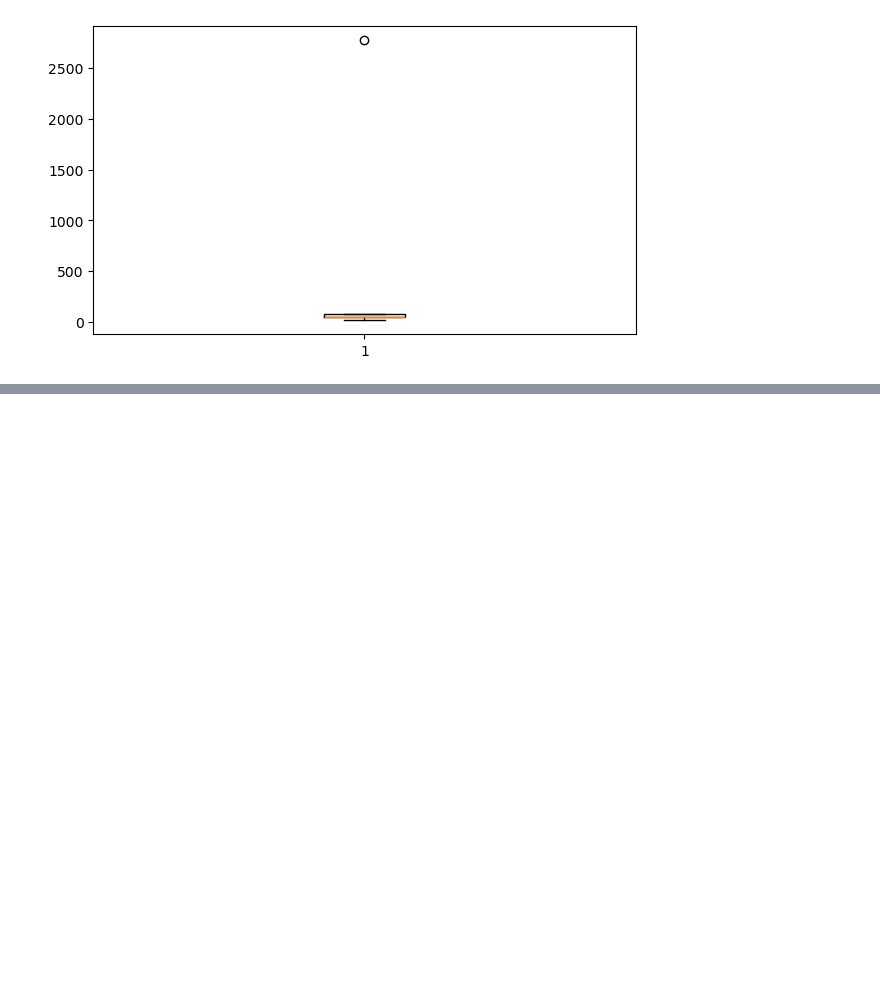
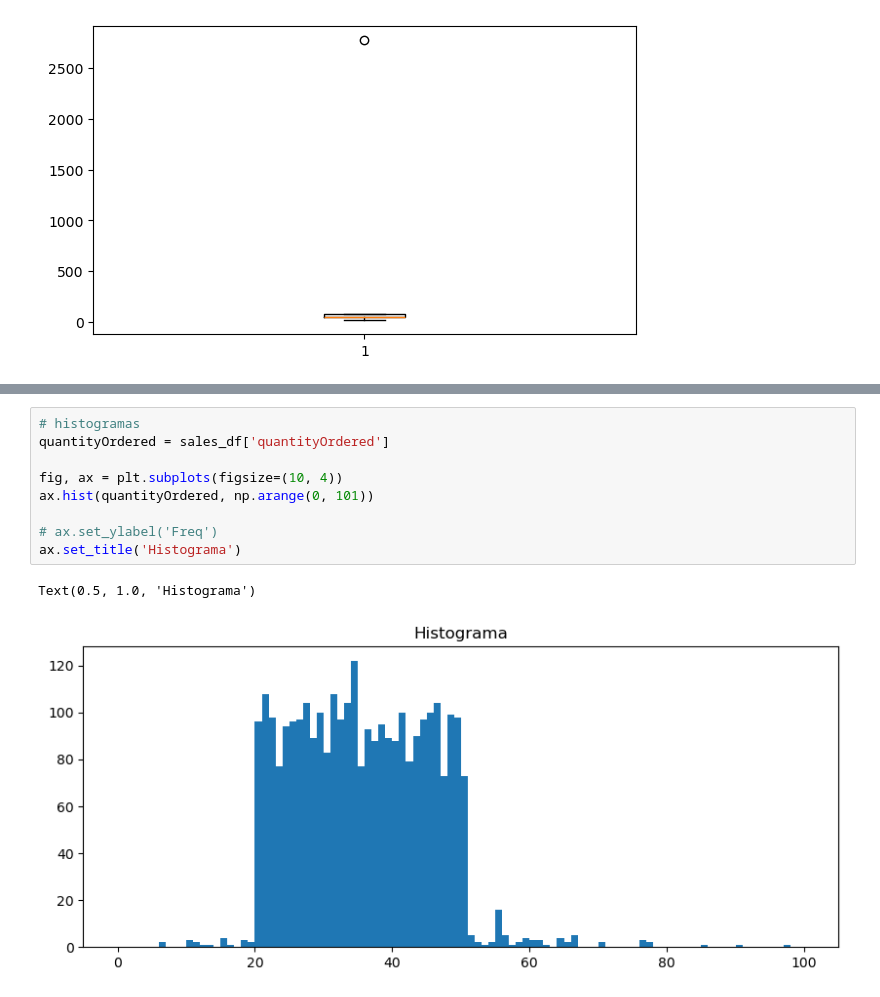
Before and after one commit to CarlosEsteve/python, a Jupyter notebook: Pandas/05.Visualizacion.ipynb, the cells around one changed output, grey strips where cells are left out. Drawn from its saved outputs; the diff is of its cells as text; blank space fills up the shorter version.

```diff
--- a/Pandas/05.Visualizacion.ipynb
+++ b/Pandas/05.Visualizacion.ipynb
@@ -97,0 +114,12 @@ plt.show()
+# %%
+# histogramas
+quantityOrdered = sales_df['quantityOrdered']
+
+fig, ax = plt.subplots(figsize=(10, 4))
+ax.hist(quantityOrdered, np.arange(0, 101))
+
+# ax.set_ylabel('Freq')
+ax.set_title('Histograma')
+# %% [output]
+Text(0.5, 1.0, 'Histograma')
+[figure, added]
```
Also changed, not shown: parts of 7 cells of this notebook.
